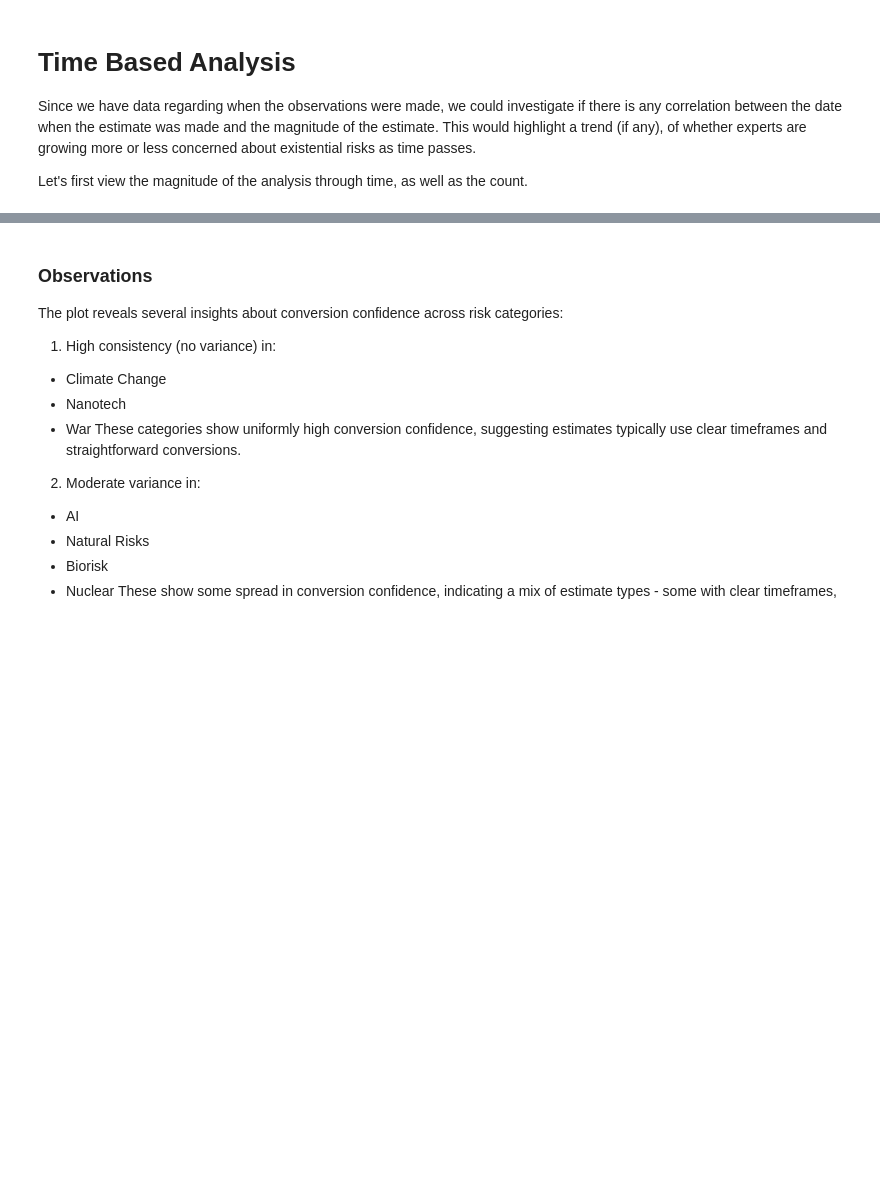
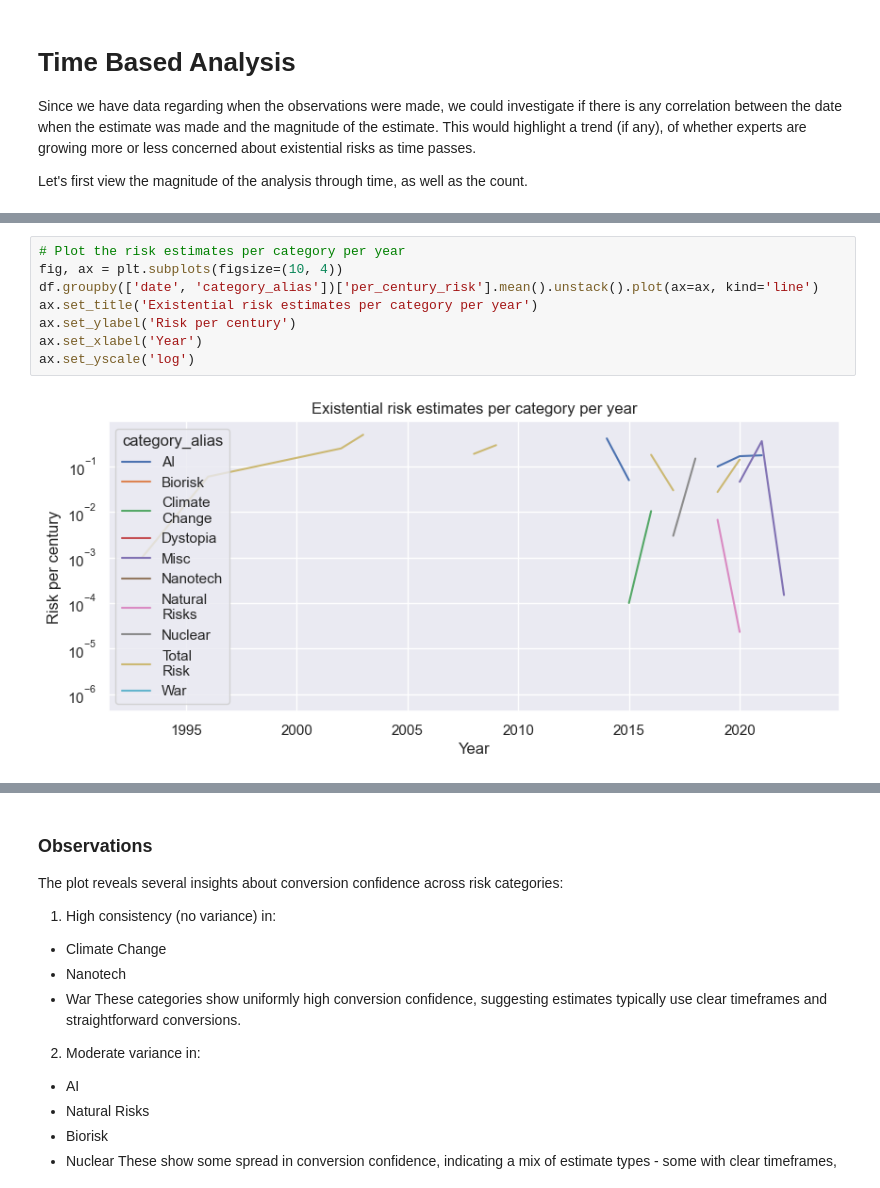
Before and after one commit to aarangop/the-extinction-game, a Jupyter notebook: x-risk-eda.ipynb, the cells around one changed output, grey strips where cells are left out. Saved outputs shown, nothing was run; the diff lists cells and outputs as text; blank space fills up the shorter version.

```diff
--- a/x-risk-eda.ipynb
+++ b/x-risk-eda.ipynb
@@ -505,0 +535,10 @@ These confidence levels should be used to:
+# %%
+# Plot the risk estimates per category per year
+fig, ax = plt.subplots(figsize=(10, 4))
+df.groupby(['date', 'category_alias'])['per_century_risk'].mean().unstack().plot(ax=ax, kind='line')
+ax.set_title('Existential risk estimates per category per year')
+ax.set_ylabel('Risk per century')
+ax.set_xlabel('Year')
+ax.set_yscale('log')
+# %% [output]
+[figure, added]
```
Also changed, not shown: parts of 49 cells of this notebook, 2 other files.
